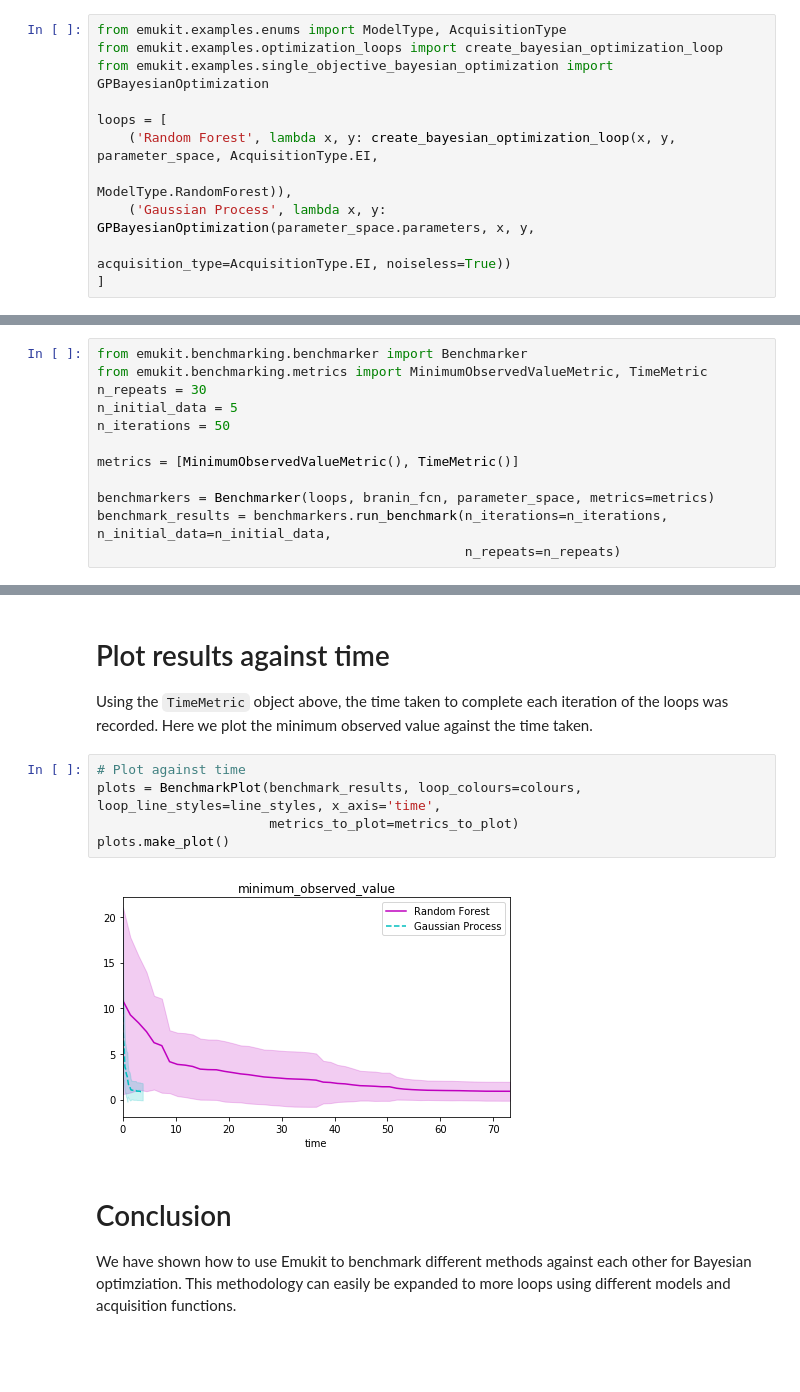
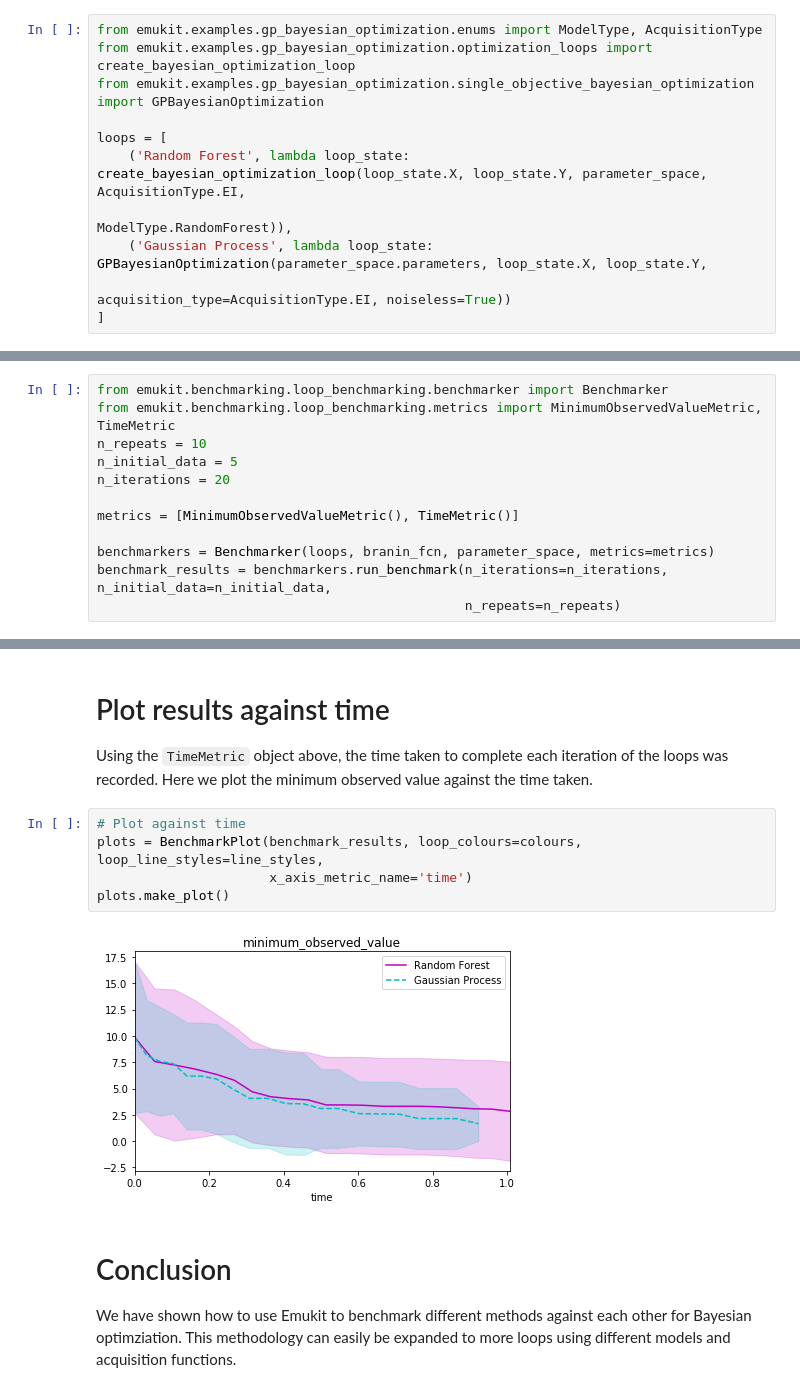
Before and after one commit to EmuKit/emukit, a Jupyter notebook: notebooks/Emukit-tutorial-bayesian-optimization-benchmark.ipynb, the cells around one changed output, grey strips where cells are left out. Saved outputs shown, nothing was run; the diff lists cells and outputs as text; blank space fills up the shorter version.

```diff
--- a/notebooks/Emukit-tutorial-bayesian-optimization-benchmark.ipynb
+++ b/notebooks/Emukit-tutorial-bayesian-optimization-benchmark.ipynb
@@ -21,14 +21,14 @@ We compare Bayesian optimization using different models. All the methods collect
 
 We choose to create lambda functions with a consistent interface that return an instance of a loop with a given initial data set.
 # %%
-from emukit.examples.enums import ModelType, AcquisitionType
-from emukit.examples.optimization_loops import create_bayesian_optimization_loop
-from emukit.examples.single_objective_bayesian_optimization import GPBayesianOptimization
+from emukit.examples.gp_bayesian_optimization.enums import ModelType, AcquisitionType
+from emukit.examples.gp_bayesian_optimization.optimization_loops import create_bayesian_optimization_loop
+from emukit.examples.gp_bayesian_optimization.single_objective_bayesian_optimization import GPBayesianOptimization
 
 loops = [
-    ('Random Forest', lambda x, y: create_bayesian_optimization_loop(x, y, parameter_space, AcquisitionType.EI,
+    ('Random Forest', lambda loop_state: create_bayesian_optimization_loop(loop_state.X, loop_state.Y, parameter_space, AcquisitionType.EI,
                                                                      ModelType.RandomForest)),
-    ('Gaussian Process', lambda x, y: GPBayesianOptimization(parameter_space.parameters, x, y,
+    ('Gaussian Process', lambda loop_state: GPBayesianOptimization(parameter_space.parameters, loop_state.X, loop_state.Y,
                                                              acquisition_type=AcquisitionType.EI, noiseless=True))
 ]
 # %% [markdown]
@@ -36,11 +36,11 @@ loops = [
 
 A total of 10 initial data sets are generated of 5 observations that are randomly sampled from the input domain. For every intial data set, each method is run for 30 optimization iterations. The Gaussian process model has its hyper-parameters optimized after each function observation whereas the other models have fixed hyper-parameters.
 # %%
-from emukit.benchmarking.benchmarker import Benchmarker
-from emukit.benchmarking.metrics import MinimumObservedValueMetric, TimeMetric
-n_repeats = 30
+from emukit.benchmarking.loop_benchmarking.benchmarker import Benchmarker
+from emukit.benchmarking.loop_benchmarking.metrics import MinimumObservedValueMetric, TimeMetric
+n_repeats = 10
 n_initial_data = 5
-n_iterations = 50
+n_iterations = 20
 
 metrics = [MinimumObservedValueMetric(), TimeMetric()]
 
@@ -68,11 +86,11 @@ plots.make_plot()
 Using the `TimeMetric` object above, the time taken to complete each iteration of the loops was recorded. Here we plot the minimum observed value against the time taken.
 # %%
 # Plot against time
-plots = BenchmarkPlot(benchmark_results, loop_colours=colours, loop_line_styles=line_styles, x_axis='time',
-                      metrics_to_plot=metrics_to_plot)
+plots = BenchmarkPlot(benchmark_results, loop_colours=colours, loop_line_styles=line_styles,
+                      x_axis_metric_name='time')
 plots.make_plot()
 # %% [output]
-[figure, old version]
+[figure, new version]
 # %% [markdown]
 # Conclusion
 
```
Also changed, not shown: parts of 2 cells of this notebook, 3 other files.
